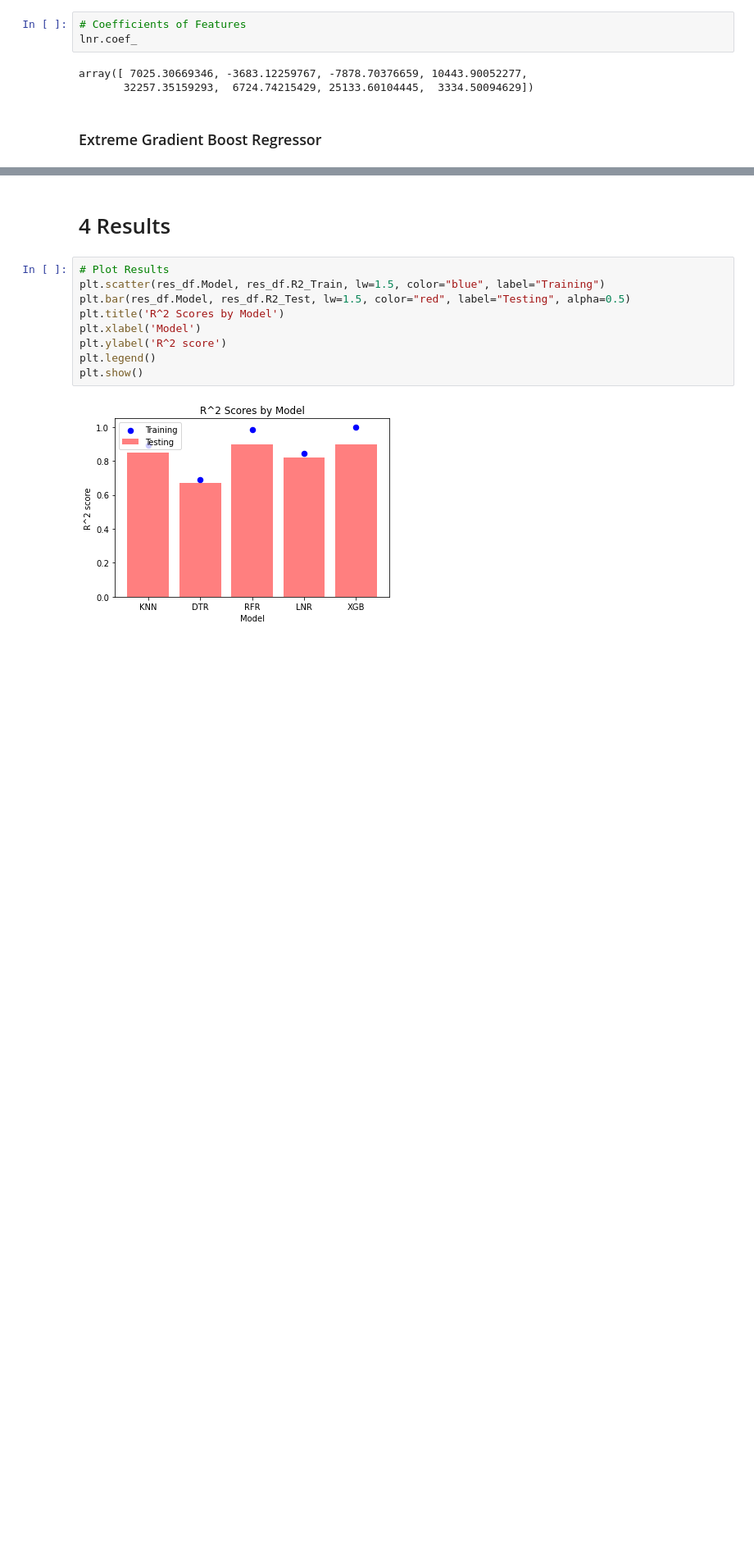
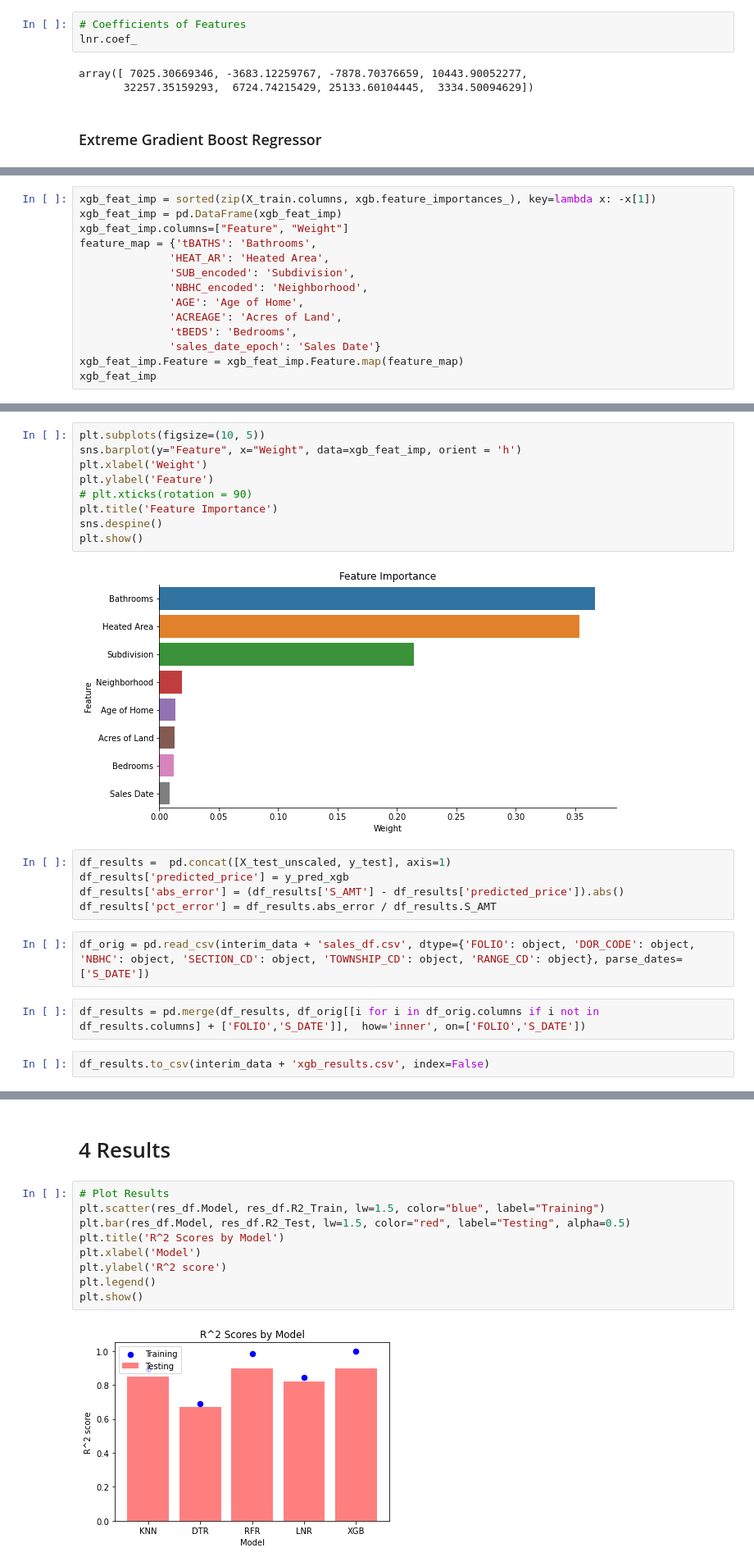
Before and after one commit to mkars01/real-estate-invest-recommender, a Jupyter notebook: notebooks/05_Modeling.ipynb, the cells around one changed output, grey strips where cells are left out. Shown at 82% size. Drawn from its saved outputs; the diff is of its cells as text; blank space fills up the shorter version.

```diff
--- a/notebooks/05_Modeling.ipynb
+++ b/notebooks/05_Modeling.ipynb
@@ -484,0 +419,14 @@ df_results.pct_error.hist()
+# %%
+xgb_feat_imp = sorted(zip(X_train.columns, xgb.feature_importances_), key=lambda x: -x[1])
+xgb_feat_imp = pd.DataFrame(xgb_feat_imp)
+xgb_feat_imp.columns=["Feature", "Weight"]
+feature_map = {'tBATHS': 'Bathrooms',
+              'HEAT_AR': 'Heated Area',
+              'SUB_encoded': 'Subdivision',
+              'NBHC_encoded': 'Neighborhood',
+              'AGE': 'Age of Home',
+              'ACREAGE': 'Acres of Land',
+              'tBEDS': 'Bedrooms',
+              'sales_date_epoch': 'Sales Date'}
+xgb_feat_imp.Feature = xgb_feat_imp.Feature.map(feature_map)
+xgb_feat_imp
@@ -484,0 +443,22 @@ df_results.pct_error.hist()
+# %%
+plt.subplots(figsize=(10, 5))
+sns.barplot(y="Feature", x="Weight", data=xgb_feat_imp, orient = 'h')
+plt.xlabel('Weight')
+plt.ylabel('Feature')
+# plt.xticks(rotation = 90)
+plt.title('Feature Importance')
+sns.despine()
+plt.show()
+# %% [output]
+[figure, added]
+# %%
+df_results =  pd.concat([X_test_unscaled, y_test], axis=1)
+df_results['predicted_price'] = y_pred_xgb
+df_results['abs_error'] = (df_results['S_AMT'] - df_results['predicted_price']).abs()
+df_results['pct_error'] = df_results.abs_error / df_results.S_AMT
+# %%
+df_orig = pd.read_csv(interim_data + 'sales_df.csv', dtype={'FOLIO': object, 'DOR_CODE': object, 'NBHC': object, 'SECTION_CD': object, 'TOWNSHIP_CD': object, 'RANGE_CD': object}, parse_dates=['S_DATE'])
+# %%
+df_results = pd.merge(df_results, df_orig[[i for i in df_orig.columns if i not in df_results.columns] + ['FOLIO','S_DATE']],  how='inner', on=['FOLIO','S_DATE'])
+# %%
+df_results.to_csv(interim_data + 'xgb_results.csv', index=False)
```
Also changed, not shown: parts of 46 cells of this notebook, 1 other file.
